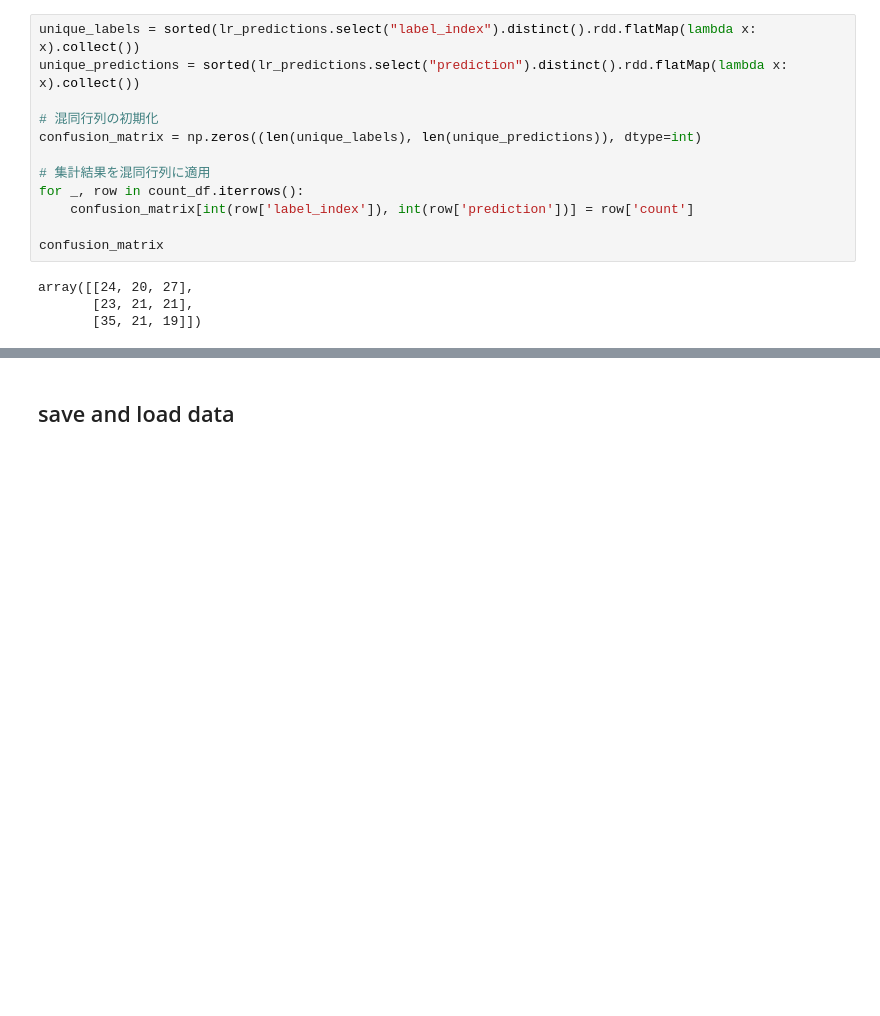
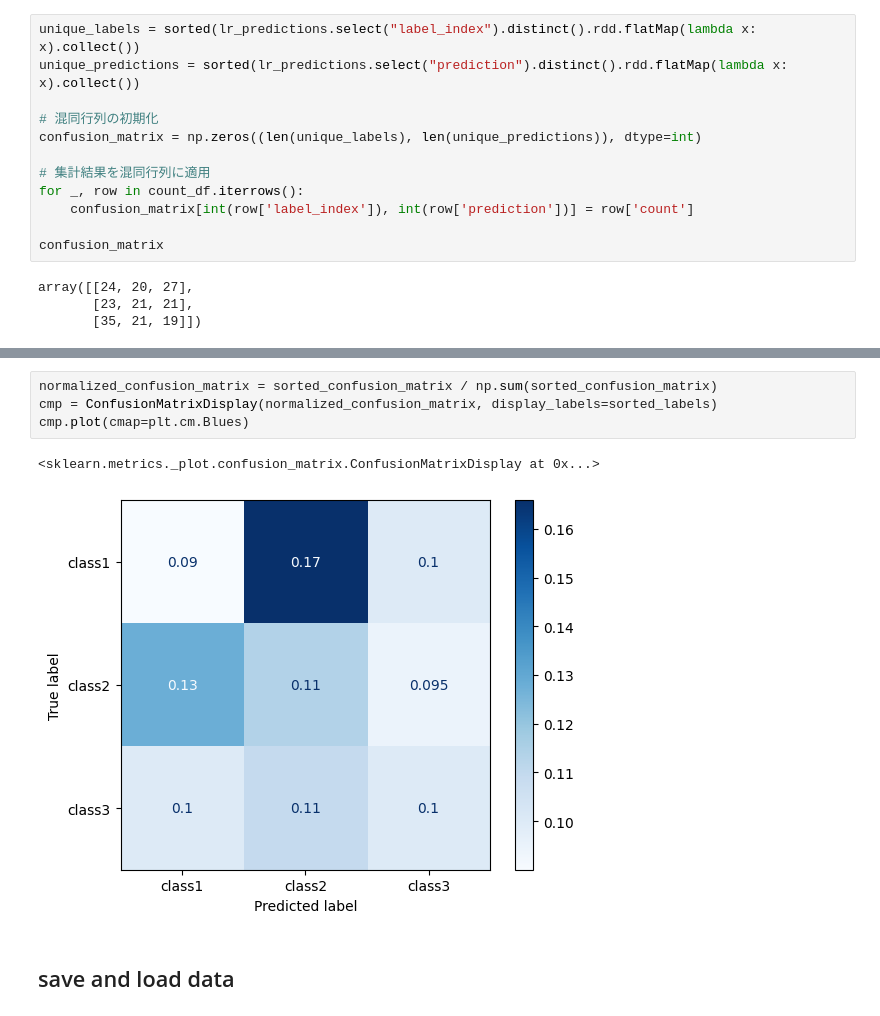
Before and after one commit to mathmathpp2/synapselightgbm_trial, a Jupyter notebook: confusion-matrix.ipynb, the cells around one changed output, grey strips where cells are left out. Drawn from its saved outputs; the diff is of its cells as text; blank space fills up the shorter version.

```diff
--- a/confusion-matrix.ipynb
+++ b/confusion-matrix.ipynb
@@ -394,3 +412,10 @@ TypeError: ConfusionMatrixDisplay.__init__() got an unexpected keyword argument
+# %%
+normalized_confusion_matrix = sorted_confusion_matrix / np.sum(sorted_confusion_matrix)
+cmp = ConfusionMatrixDisplay(normalized_confusion_matrix, display_labels=sorted_labels)
+cmp.plot(cmap=plt.cm.Blues)
+# %% [output]
+<sklearn.metrics._plot.confusion_matrix.ConfusionMatrixDisplay at 0x...>
+[figure, added]
 # %% [markdown]
 ## save and load data
 # %%
```
Also changed, not shown: parts of 4 cells of this notebook.
